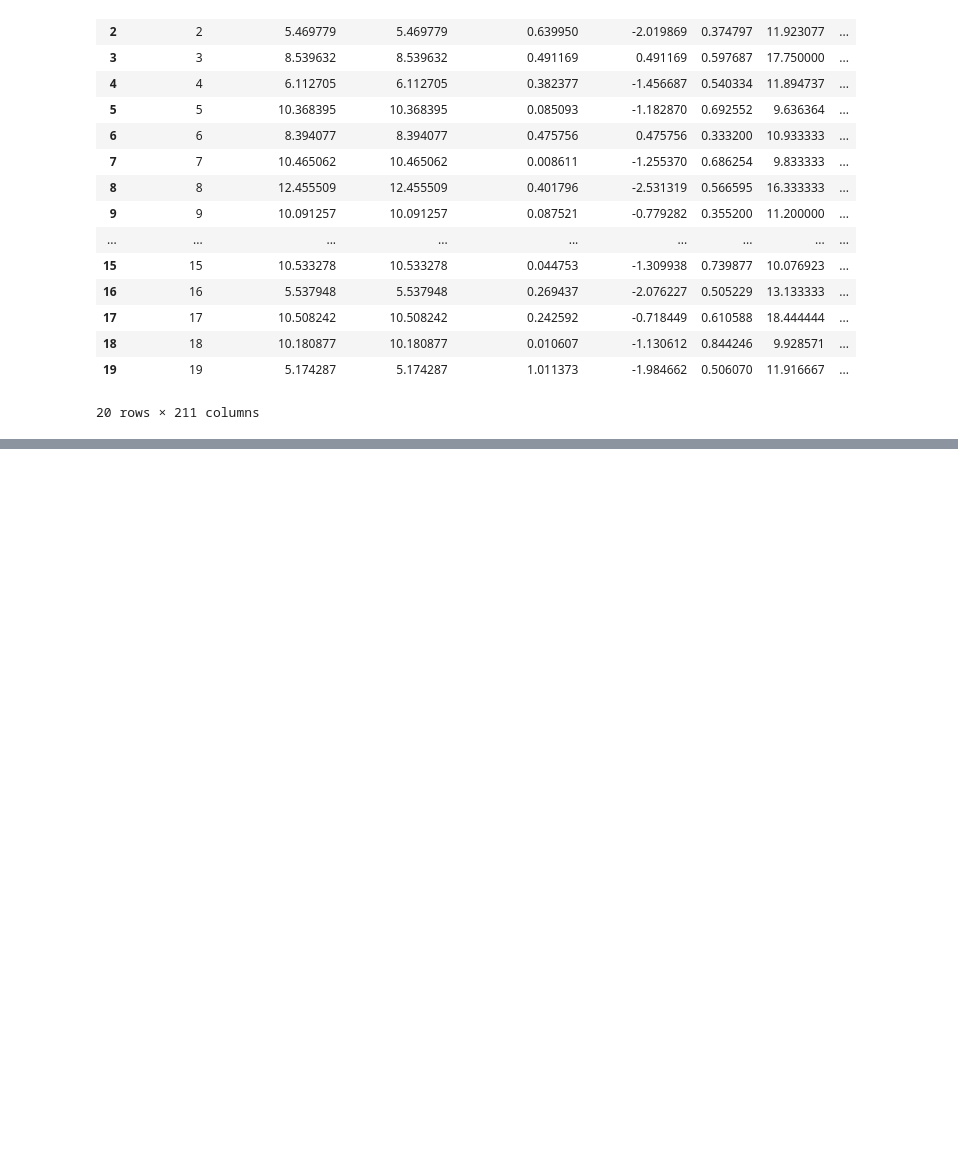
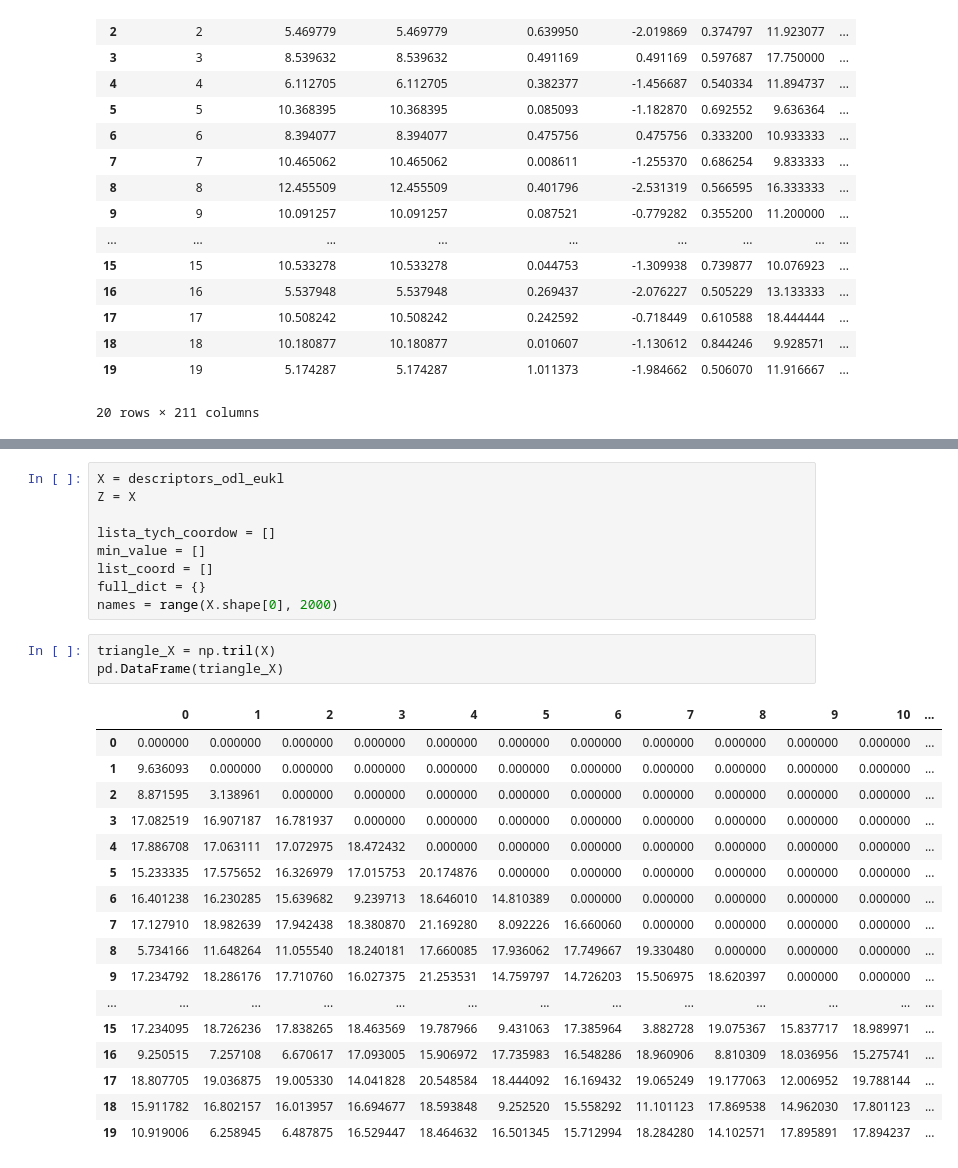
Before and after one commit to Kubabob/chemical-data-explorer, a Jupyter notebook: hca.ipynb, the cells around one changed output, grey strips where cells are left out. Cells and saved outputs as stored; diff of their text form; blank space fills up the shorter version.

```diff
--- a/hca.ipynb
+++ b/hca.ipynb
@@ -171,0 +214,30 @@ print(descriptors_odl)
+# %%
+X = descriptors_odl_eukl
+Z = X
+
+lista_tych_coordow = []
+min_value = []
+list_coord = []
+full_dict = {}
+names = range(X.shape[0], 2000)
+# %%
+triangle_X = np.tril(X)
+pd.DataFrame(triangle_X)
+# %% [output]
+|  | 0 | 1 | 2 | 3 | 4 | 5 | 6 | 7 | 8 | 9 | 10 | ... |
+| 0 | 0.000000 | 0.000000 | 0.000000 | 0.000000 | 0.000000 | 0.000000 | 0.000000 | 0.000000 | 0.000000 | 0.000000 | 0.000000 | ... |
+| 1 | 9.636093 | 0.000000 | 0.000000 | 0.000000 | 0.000000 | 0.000000 | 0.000000 | 0.000000 | 0.000000 | 0.000000 | 0.000000 | ... |
+| 2 | 8.871595 | 3.138961 | 0.000000 | 0.000000 | 0.000000 | 0.000000 | 0.000000 | 0.000000 | 0.000000 | 0.000000 | 0.000000 | ... |
+| 3 | 17.082519 | 16.907187 | 16.781937 | 0.000000 | 0.000000 | 0.000000 | 0.000000 | 0.000000 | 0.000000 | 0.000000 | 0.000000 | ... |
+| 4 | 17.886708 | 17.063111 | 17.072975 | 18.472432 | 0.000000 | 0.000000 | 0.000000 | 0.000000 | 0.000000 | 0.000000 | 0.000000 | ... |
+| 5 | 15.233335 | 17.575652 | 16.326979 | 17.015753 | 20.174876 | 0.000000 | 0.000000 | 0.000000 | 0.000000 | 0.000000 | 0.000000 | ... |
+| 6 | 16.401238 | 16.230285 | 15.639682 | 9.239713 | 18.646010 | 14.810389 | 0.000000 | 0.000000 | 0.000000 | 0.000000 | 0.000000 | ... |
+| 7 | 17.127910 | 18.982639 | 17.942438 | 18.380870 | 21.169280 | 8.092226 | 16.660060 | 0.000000 | 0.000000 | 0.000000 | 0.000000 | ... |
+| 8 | 5.734166 | 11.648264 | 11.055540 | 18.240181 | 17.660085 | 17.936062 | 17.749667 | 19.330480 | 0.000000 | 0.000000 | 0.000000 | ... |
+| 9 | 17.234792 | 18.286176 | 17.710760 | 16.027375 | 21.253531 | 14.759797 | 14.726203 | 15.506975 | 18.620397 | 0.000000 | 0.000000 | ... |
+| ... | ... | ... | ... | ... | ... | ... | ... | ... | ... | ... | ... | ... |
+| 15 | 17.234095 | 18.726236 | 17.838265 | 18.463569 | 19.787966 | 9.431063 | 17.385964 | 3.882728 | 19.075367 | 15.837717 | 18.989971 | ... |
+| 16 | 9.250515 | 7.257108 | 6.670617 | 17.093005 | 15.906972 | 17.735983 | 16.548286 | 18.960906 | 8.810309 | 18.036956 | 15.275741 | ... |
+| 17 | 18.807705 | 19.036875 | 19.005330 | 14.041828 | 20.548584 | 18.444092 | 16.169432 | 19.065249 | 19.177063 | 12.006952 | 19.788144 | ... |
+| 18 | 15.911782 | 16.802157 | 16.013957 | 16.694677 | 18.593848 | 9.252520 | 15.558292 | 11.101123 | 17.869538 | 14.962030 | 17.801123 | ... |
+| 19 | 10.919006 | 6.258945 | 6.487875 | 16.529447 | 18.464632 | 16.501345 | 15.712994 | 18.284280 | 14.102571 | 17.895891 | 17.894237 | ... |
```
Also changed, not shown: parts of 17 cells of this notebook, 2 other files.
